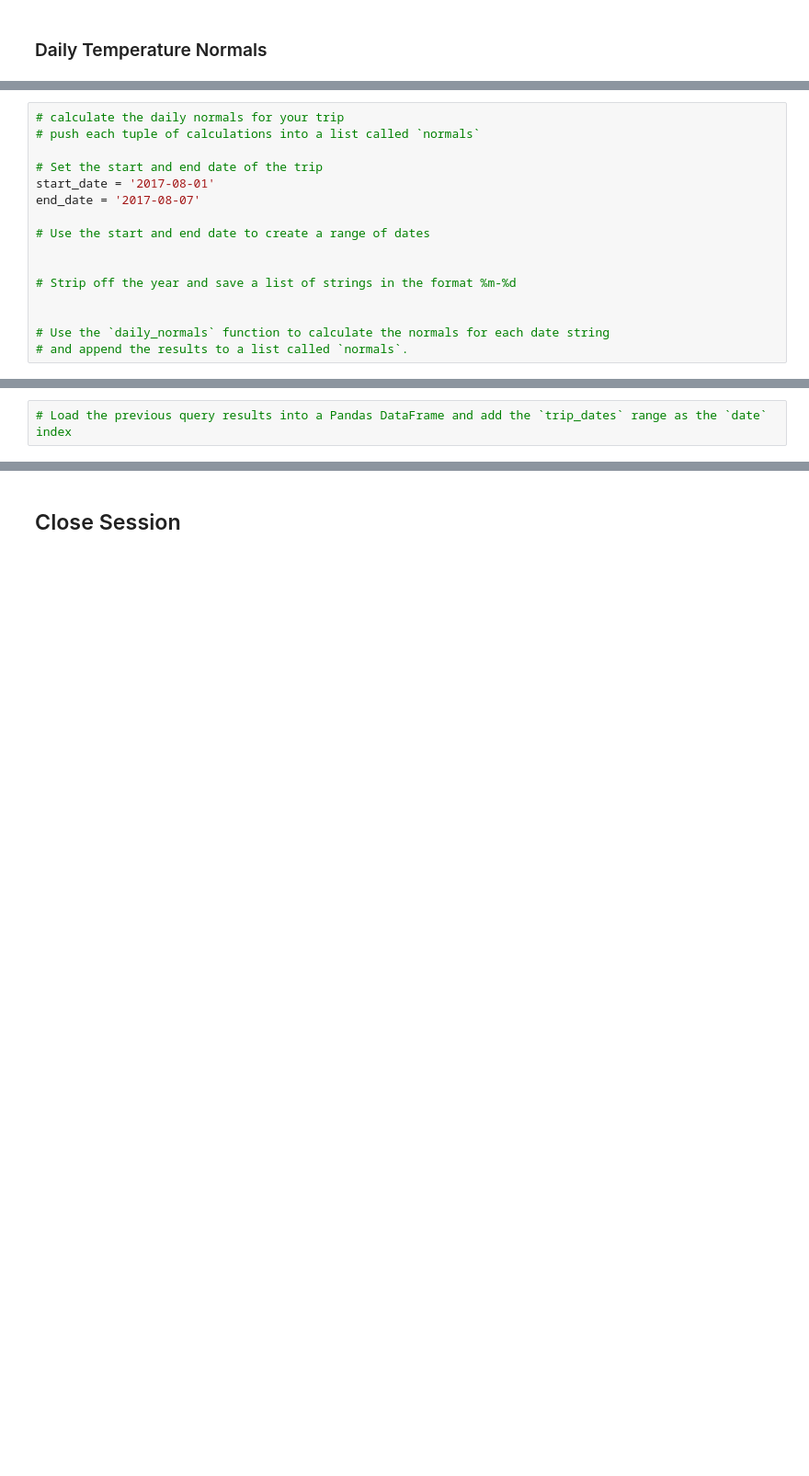
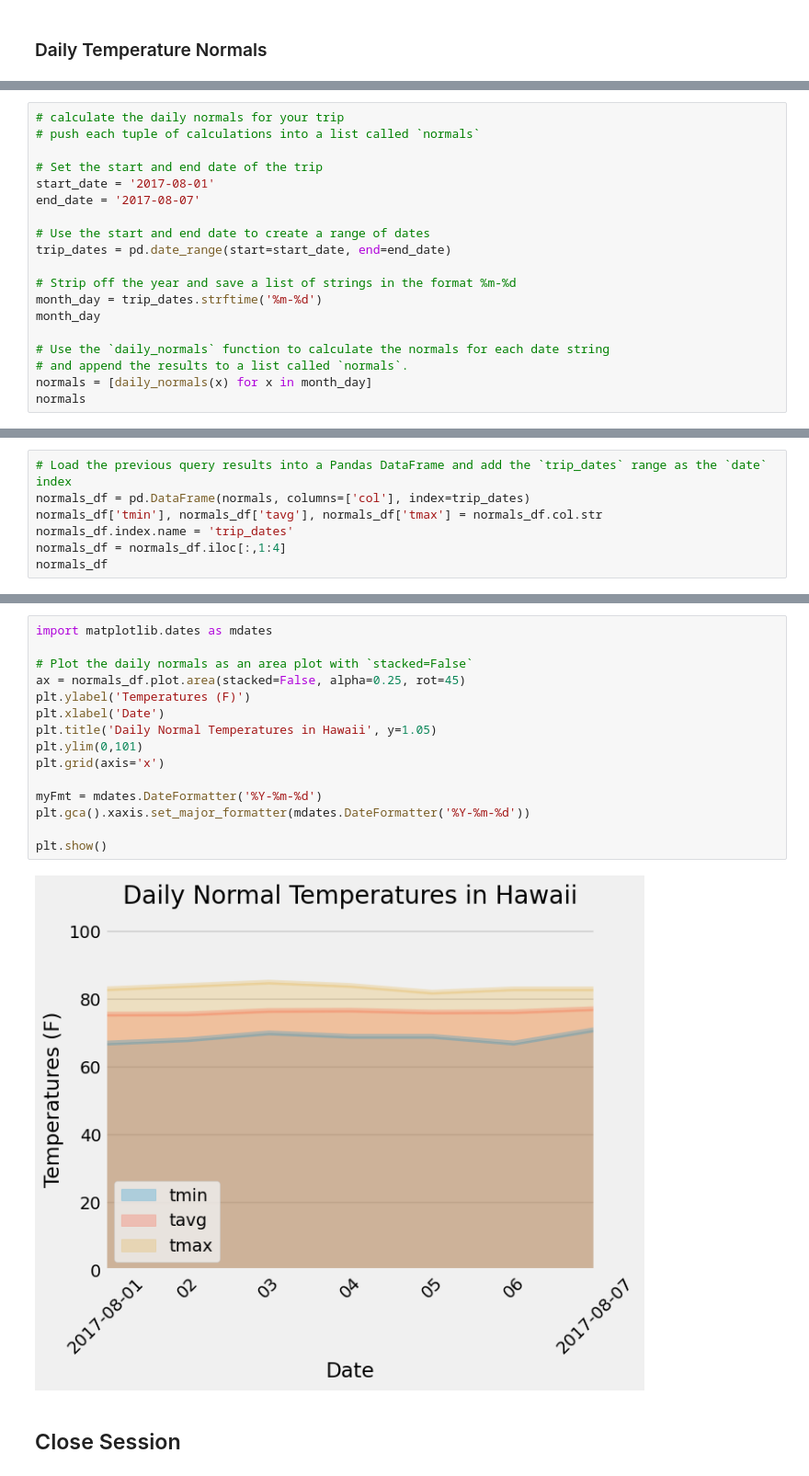
Before and after one commit to meeyoungPH/sqlalchemy-challenge, a Jupyter notebook: temp_analysis_bonus_2_starter.ipynb, the cells around one changed output, grey strips where cells are left out. Shown: that part at 92% size. Drawn from its saved outputs; the diff is of its cells as text; blank space fills up the shorter version.

Commit message:
daily normals

```diff
--- a/temp_analysis_bonus_2_starter.ipynb
+++ b/temp_analysis_bonus_2_starter.ipynb
@@ -123,10 +141,13 @@ start_date = '2017-08-01'
 end_date = '2017-08-07'
 
 # Use the start and end date to create a range of dates
-
+trip_dates = pd.date_range(start=start_date, end=end_date)
 
 # Strip off the year and save a list of strings in the format %m-%d
-
+month_day = trip_dates.strftime('%m-%d')
+month_day
 
 # Use the `daily_normals` function to calculate the normals for each date string
 # and append the results to a list called `normals`.
+normals = [daily_normals(x) for x in month_day]
+normals
@@ -133,2 +162,7 @@ end_date = '2017-08-07'
 # %%
 # Load the previous query results into a Pandas DataFrame and add the `trip_dates` range as the `date` index
+normals_df = pd.DataFrame(normals, columns=['col'], index=trip_dates)
+normals_df['tmin'], normals_df['tavg'], normals_df['tmax'] = normals_df.col.str
+normals_df.index.name = 'trip_dates'
+normals_df = normals_df.iloc[:,1:4]
+normals_df
@@ -137,2 +179,19 @@ end_date = '2017-08-07'
+# %%
+import matplotlib.dates as mdates
+
+# Plot the daily normals as an area plot with `stacked=False`
+ax = normals_df.plot.area(stacked=False, alpha=0.25, rot=45)
+plt.ylabel('Temperatures (F)')
+plt.xlabel('Date')
+plt.title('Daily Normal Temperatures in Hawaii', y=1.05)
+plt.ylim(0,101)
+plt.grid(axis='x')
+
+myFmt = mdates.DateFormatter('%Y-%m-%d')
+plt.gca().xaxis.set_major_formatter(mdates.DateFormatter('%Y-%m-%d'))
+
+plt.show()
+# %% [output]
+[figure, added]
 # %% [markdown]
 ## Close Session
```
Also changed, not shown: parts of 6 cells of this notebook.
